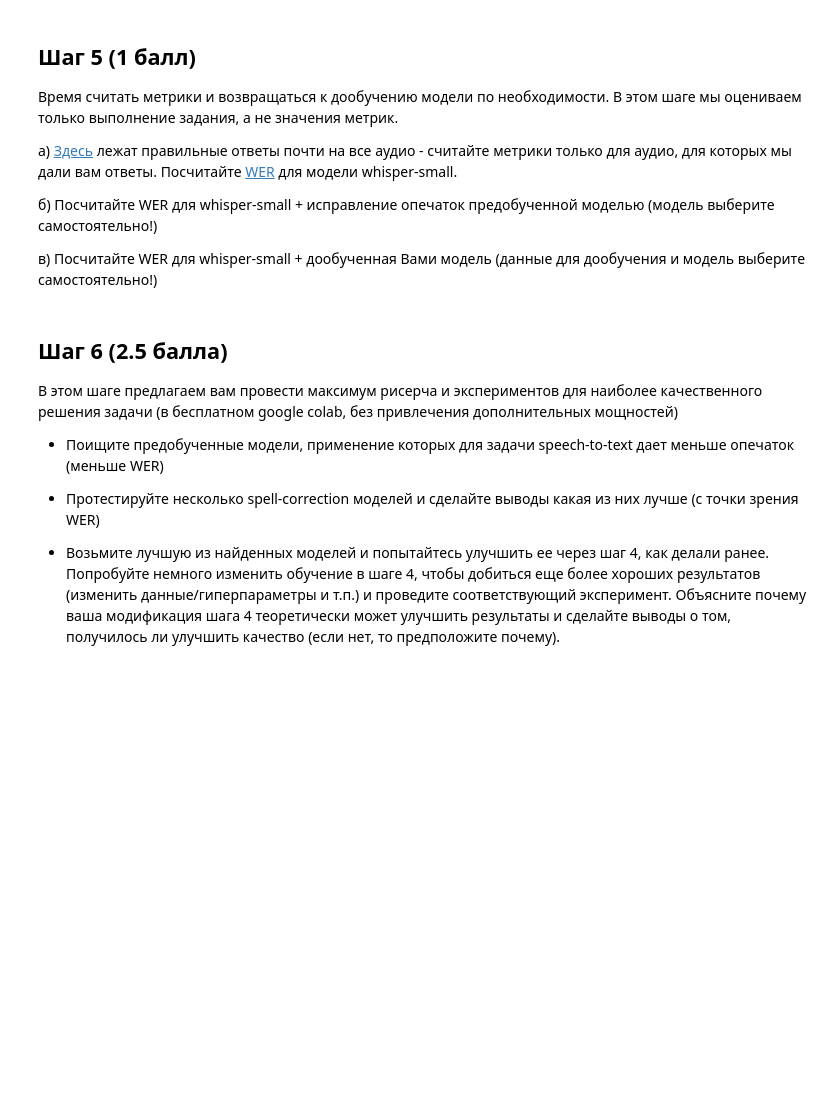
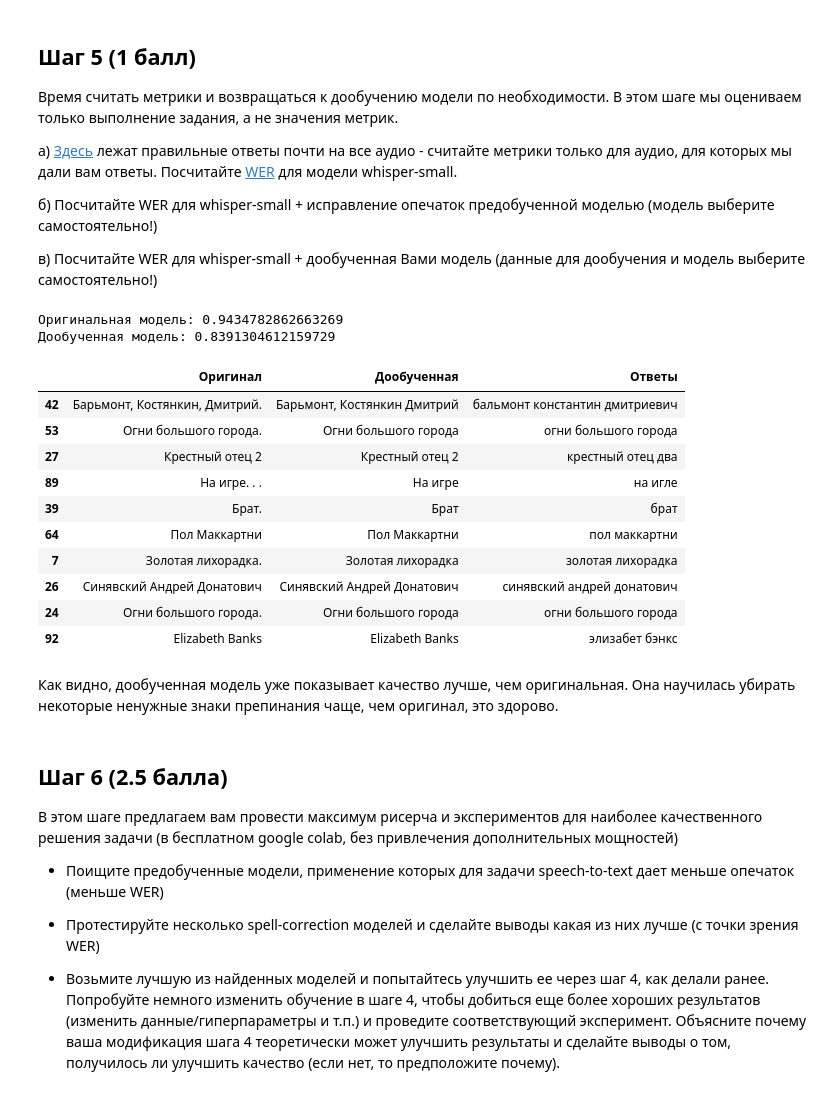
Before and after one commit to just-hw/GEN_HW1, a Jupyter notebook: Hometasks/Base/GenDL_HT1_base_2026.ipynb, the cells around one changed output. Cells and saved outputs as stored; diff of their text form; code cells hidden in the pictures; blank space fills up the shorter version.

```diff
--- a/Hometasks/Base/GenDL_HT1_base_2026.ipynb
+++ b/Hometasks/Base/GenDL_HT1_base_2026.ipynb
@@ -1200,12 +1225,16 @@ answers = answers['text'].tolist()
 # %%
 # подготовим результаты оригинальной модели
 input_sequences = df_transcriptions['transcription'].tolist()
+input_sequences = [
+    "Spell correct: " + x
+    for x in input_sequences
+]
 encoded = sc_tokenizer(
   input_sequences,
   padding="longest",
   max_length=MAX_INPUT,
   truncation=True,
   return_tensors="pt",
-)
+).to(device)
 predicts = sc_model.generate(**encoded)
 transcriptions_sc = sc_tokenizer.batch_decode(predicts, skip_special_tokens=True)
@@ -1215,0 +1241,32 @@ metric = WordErrorRate()
+# %%
+# подготовим результаты дообученной модели
+input_sequences = df_transcriptions['transcription'].tolist()
+input_sequences = [
+    "Spell correct: " + x
+    for x in input_sequences
+]
+encoded = tokenizer(
+  input_sequences,
+  padding="longest",
+  max_length=MAX_INPUT,
+  truncation=True,
+  return_tensors="pt",
+).to(device)
+predicts = model.generate(**encoded)
+transcriptions_new = tokenizer.batch_decode(predicts, skip_special_tokens=True)
+# %%
+# бекап данных
+transcriptions_new_copy = transcriptions_new.copy()
+transcriptions_sc_copy = transcriptions_sc.copy()
+# %%
+# по какой-то причине в ответах отсутствует 4 значения, надо их найти и удалить в наших результатах
+idx_to_delete = {3, 42, 58, 92}
+transcriptions_new = [
+    x for i, x in enumerate(transcriptions_new_copy)
+    if i not in idx_to_delete
+]
+transcriptions_sc = [
+    x for i, x in enumerate(transcriptions_sc_copy)
+    if i not in idx_to_delete
+]
+assert len(answers) == len(transcriptions_new)
@@ -1215,0 +1291,15 @@ metric = WordErrorRate()
+# %%
+from torcheval.metrics import WordErrorRate
+def calc_wer(predictions, targets):
+    metric = WordErrorRate()
+    metric.update(predictions, targets)
+    return metric.compute().item()
+
+# print("Оригинальная модель:", calc_wer(transcriptions_sc_norm, answers_norm))
+# print("Дообученная модель:", calc_wer(transcriptions_new_norm, answers_norm))
+
+print("Оригинальная модель:", calc_wer(transcriptions_sc, answers))
+print("Дообученная модель:", calc_wer(transcriptions_new, answers))
+# %% [output]
+Оригинальная модель: 0.9434782862663269
+Дообученная модель: 0.8391304612159729
@@ -1216,3 +1310,21 @@ metric = WordErrorRate()
+# %%
+pd.DataFrame({"Оригинал": transcriptions_sc,
+              "Дообученная": transcriptions_new,
+              "Ответы": answers}).sample(10, random_state=44)
+# %% [output]
+|  | Оригинал | Дообученная | Ответы |
+| 42 | Барьмонт, Костянкин, Дмитрий. | Барьмонт, Костянкин Дмитрий | бальмонт константин дмитриевич |
+| 53 | Огни большого города. | Огни большого города | огни большого города |
+| 27 | Крестный отец 2 | Крестный отец 2 | крестный отец два |
+| 89 | На игре. . . | На игре | на игле |
+| 39 | Брат. | Брат | брат |
+| 64 | Пол Маккартни | Пол Маккартни | пол маккартни |
+| 7 | Золотая лихорадка. | Золотая лихорадка | золотая лихорадка |
+| 26 | Синявский Андрей Донатович | Синявский Андрей Донатович | синявский андрей донатович |
+| 24 | Огни большого города. | Огни большого города | огни большого города |
+| 92 | Elizabeth Banks | Elizabeth Banks | элизабет бэнкс |
+# %% [markdown]
+Как видно, дообученная модель уже показывает качество лучше, чем оригинальная. Она научилась убирать некоторые ненужные знаки препинания чаще, чем оригинал, это здорово.
 # %% [markdown]
 ## Шаг 6 (2.5 балла)
 
```
Also changed, not shown: parts of 33 cells of this notebook.
